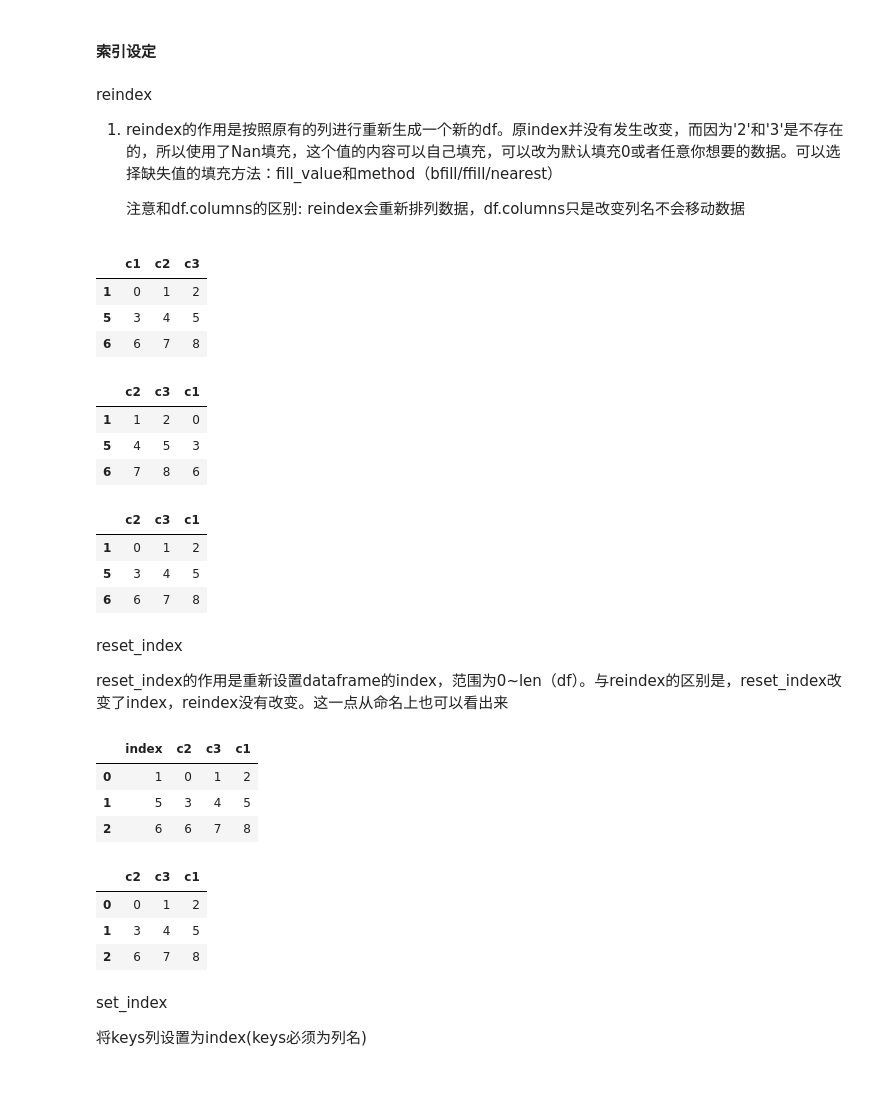
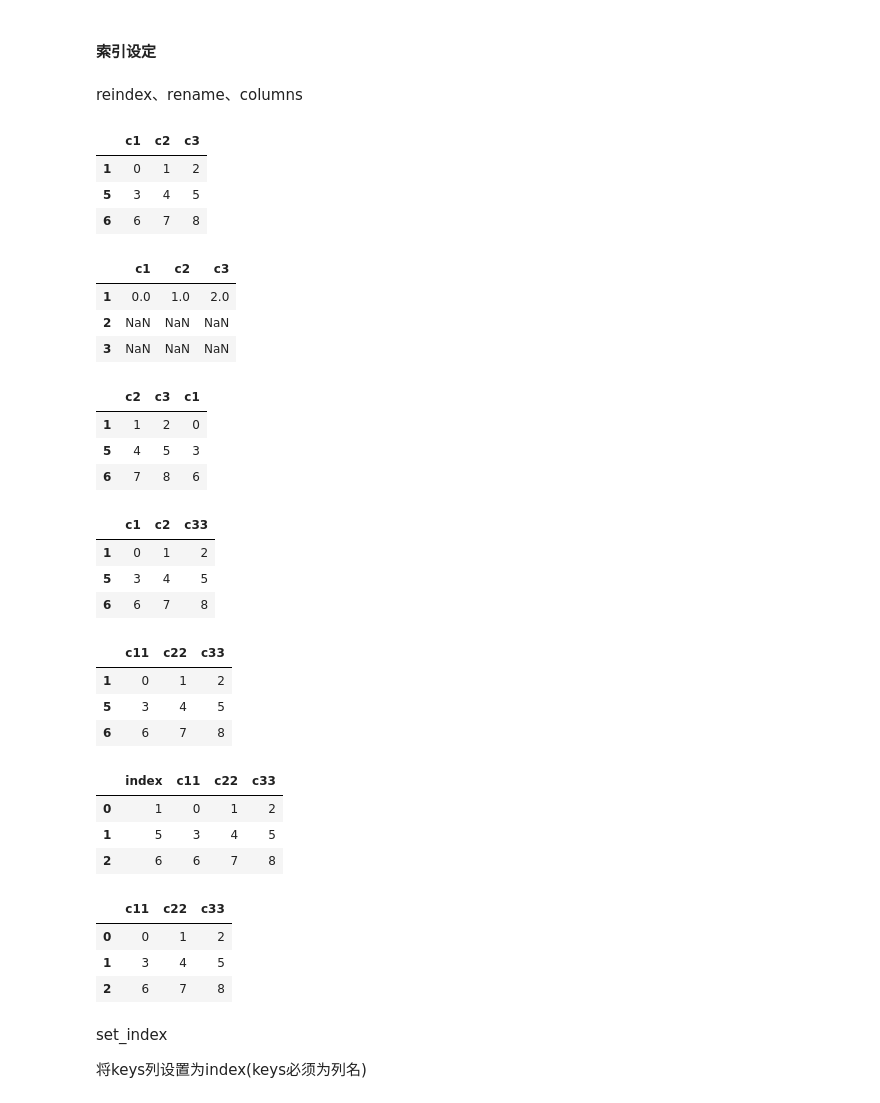
Before and after one commit to maoweixy/AI, a Jupyter notebook: Snippet/Pandas_Snippet.ipynb, the cells around one changed output. Saved outputs shown, nothing was run; the diff lists cells and outputs as text; code cells hidden in the pictures.

```diff
--- a/Snippet/Pandas_Snippet.ipynb
+++ b/Snippet/Pandas_Snippet.ipynb
@@ -355,49 +320,56 @@ df.query('(pop > 1.8) & year in [2001, 2002]')
 | 4 | Nevada | 2002 | 2.9 |
 # %% [markdown]
 #### 索引设定
-# %% [markdown]
-reindex
-1. reindex的作用是按照原有的列进行重新生成一个新的df。原index并没有发生改变，而因为'2'和'3'是不存在的，所以使用了Nan填充，这个值的内容可以自己填充，可以改为默认填充0或者任意你想要的数据。可以选择缺失值的填充方法：fill_value和method（bfill/ffill/nearest）
-
-    注意和df.columns的区别: reindex会重新排列数据，df.columns只是改变列名不会移动数据
+# %% [markdown]
+reindex、rename、columns
 # %%
 result= pd.DataFrame(np.arange(9).reshape((3, 3)), index=['1', '5', '6'], columns=['c1', 'c2', 'c3'])
 result
-# result.reindex(index=['1','2','3'])
+#reindex的作用是按照原有的列重新index，返回一个新的df。
+#因为'2'和'3'是不存在的，所以使用了Nan填充，这个值的内容可以自己填充，可以改为默认填充0或者任意你想要的数据。可以选择缺失值的填充方法：fill_value和method（bfill/ffill/nearest）
+result.reindex(index=['1','2','3'])
 
 
 result.reindex(columns=['c2', 'c3', 'c1'])
 
-result.columns = ['c2', 'c3', 'c1']
+result.rename(columns={'c3':'c33'}, inplace=True)
 result
+
+result.columns = ['c11', 'c22', 'c33']
+result
 # %% [output]
 |  | c1 | c2 | c3 |
 | 1 | 0 | 1 | 2 |
 | 5 | 3 | 4 | 5 |
 | 6 | 6 | 7 | 8 |
-|  | c2 | c3 | c1 |
-| 1 | 1 | 2 | 0 |
-| 5 | 4 | 5 | 3 |
-| 6 | 7 | 8 | 6 |
+|  | c1 | c2 | c3 |
+| 1 | 0.0 | 1.0 | 2.0 |
+| 2 | NaN | NaN | NaN |
+| 3 | NaN | NaN | NaN |
 |  | c2 | c3 | c1 |
-| 1 | 0 | 1 | 2 |
-| 5 | 3 | 4 | 5 |
-| 6 | 6 | 7 | 8 |
+| 1 | 1 | 2 | 0 |
+| 5 | 4 | 5 | 3 |
+| 6 | 7 | 8 | 6 |
+|  | c1 | c2 | c33 |
+| 1 | 0 | 1 | 2 |
+| 5 | 3 | 4 | 5 |
+| 6 | 6 | 7 | 8 |
+|  | c11 | c22 | c33 |
+| 1 | 0 | 1 | 2 |
+| 5 | 3 | 4 | 5 |
+| 6 | 6 | 7 | 8 |
-# %% [markdown]
-reset_index
-
-reset_index的作用是重新设置dataframe的index，范围为0~len（df）。与reindex的区别是，reset_index改变了index，reindex没有改变。这一点从命名上也可以看出来
 # %%
+#reset_index的作用是重置dataframe的index，范围为0~len（df）。与reindex区别是，reindex需要指定新的index，reset不需要
 result.reset_index()
 
 #会删除原来的Index，直接替换为range(0.len(result))
 result.reset_index(drop=True)
 # %% [output]
-|  | index | c2 | c3 | c1 |
+|  | index | c11 | c22 | c33 |
 | 0 | 1 | 0 | 1 | 2 |
 | 1 | 5 | 3 | 4 | 5 |
 | 2 | 6 | 6 | 7 | 8 |
-|  | c2 | c3 | c1 |
+|  | c11 | c22 | c33 |
 | 0 | 0 | 1 | 2 |
 | 1 | 3 | 4 | 5 |
 | 2 | 6 | 7 | 8 |
```
Also changed, not shown: parts of 57 cells of this notebook, 7 other files.
